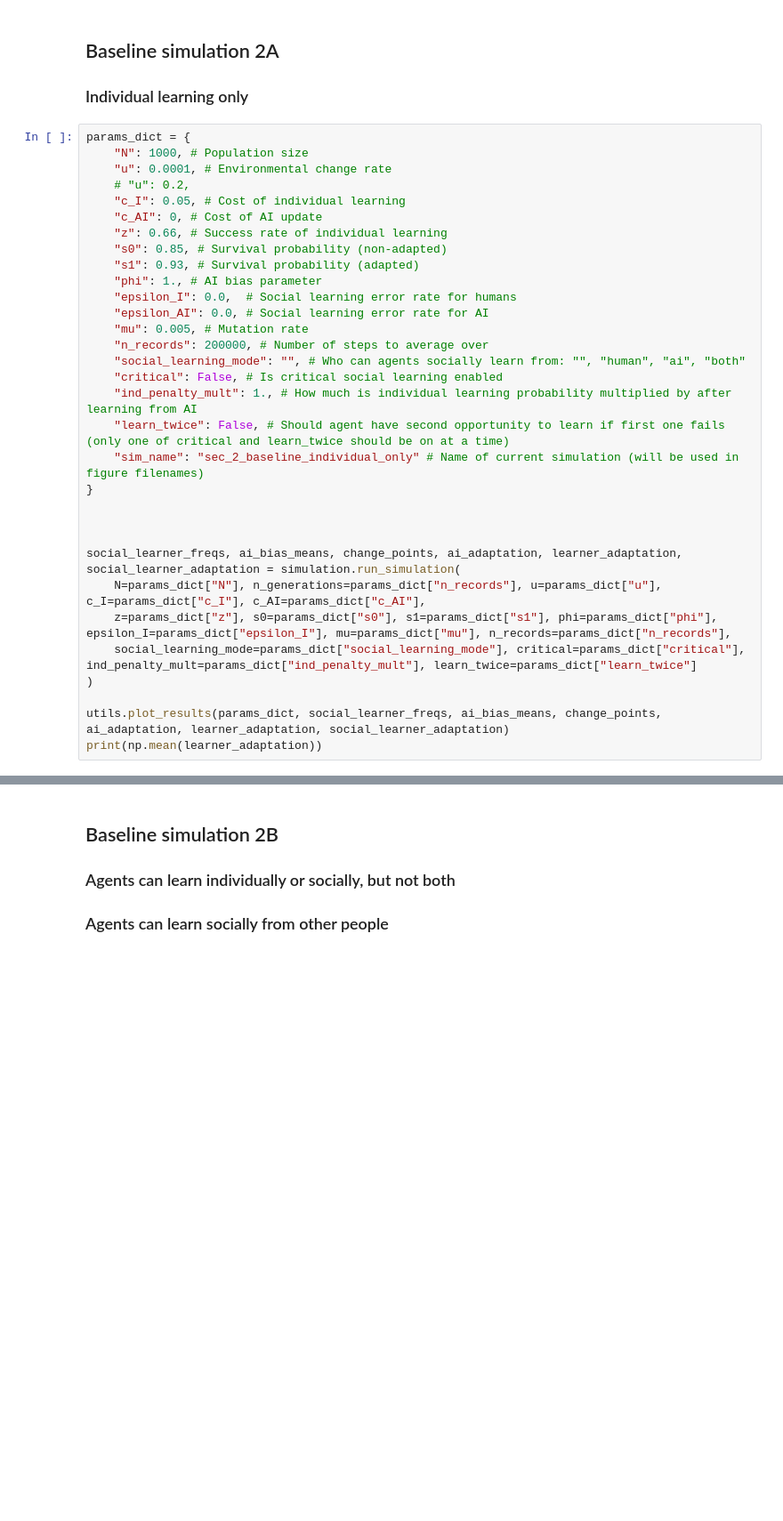
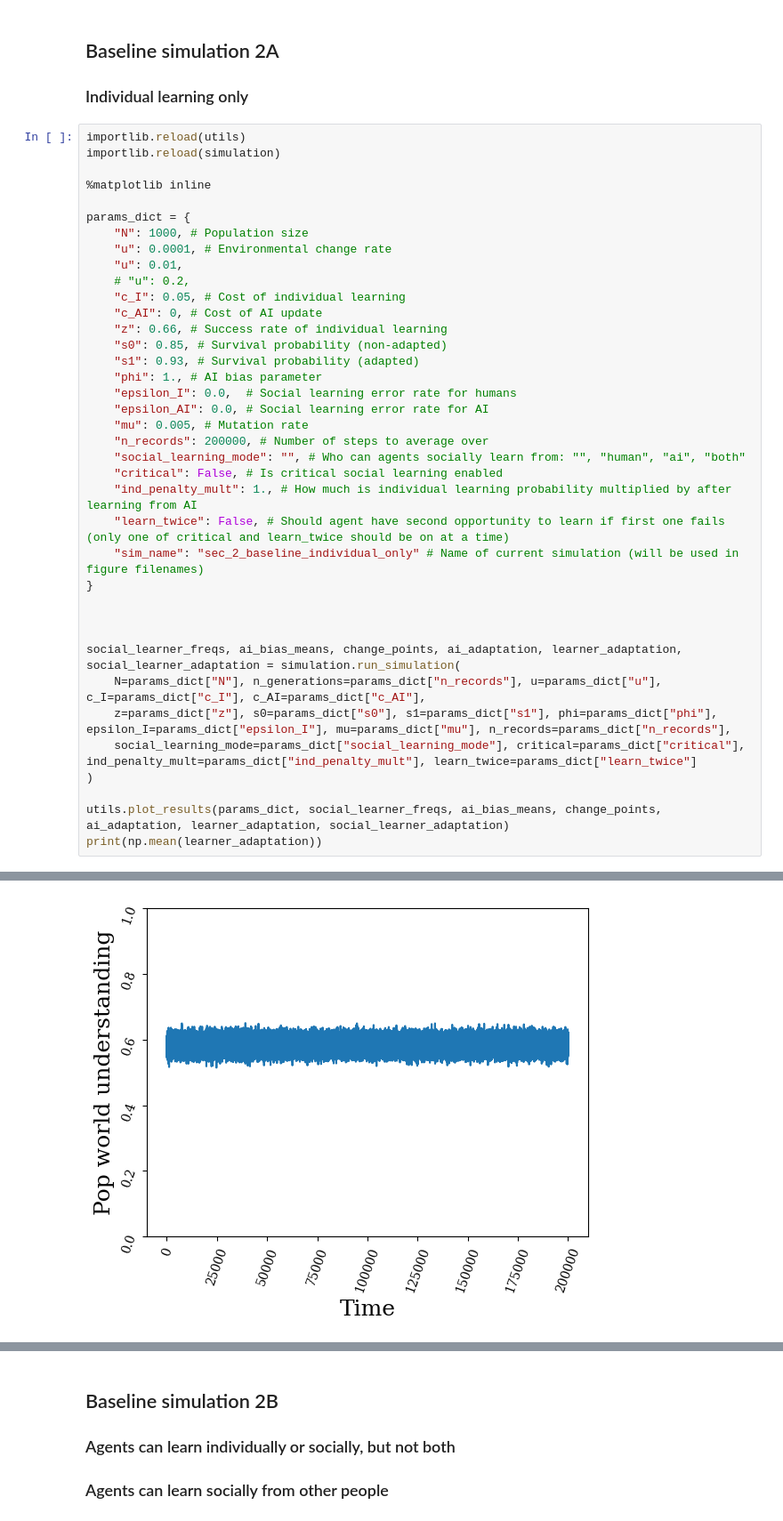
Before and after one commit to collinskatie/ai-rogers-paradox, a Jupyter notebook: sims.ipynb, the cells around one changed output, grey strips where cells are left out. Shown at 89% size. Saved outputs shown, nothing was run; the diff lists cells and outputs as text; blank space fills up the shorter version.

```diff
--- a/sims.ipynb
+++ b/sims.ipynb
@@ -12,9 +12,15 @@ import utils
 ## Baseline simulation 2A
 ### Individual learning only
 # %%
+importlib.reload(utils)
+importlib.reload(simulation)
+
+%matplotlib inline
+
 params_dict = {
     "N": 1000, # Population size
     "u": 0.0001, # Environmental change rate
+    "u": 0.01,
     # "u": 0.2,
     "c_I": 0.05, # Cost of individual learning
     "c_AI": 0, # Cost of AI update
@@ -43,3 +49,4 @@ social_learner_freqs, ai_bias_means, change_points, ai_adaptation, learner_adapt
 
 utils.plot_results(params_dict, social_learner_freqs, ai_bias_means, change_points, ai_adaptation, learner_adaptation, social_learner_adaptation)
 print(np.mean(learner_adaptation))
+# %% [output]
@@ -45,0 +54 @@ print(np.mean(learner_adaptation))
+[figure, added]
```
Also changed, not shown: parts of 10 cells of this notebook, 10 other files.
